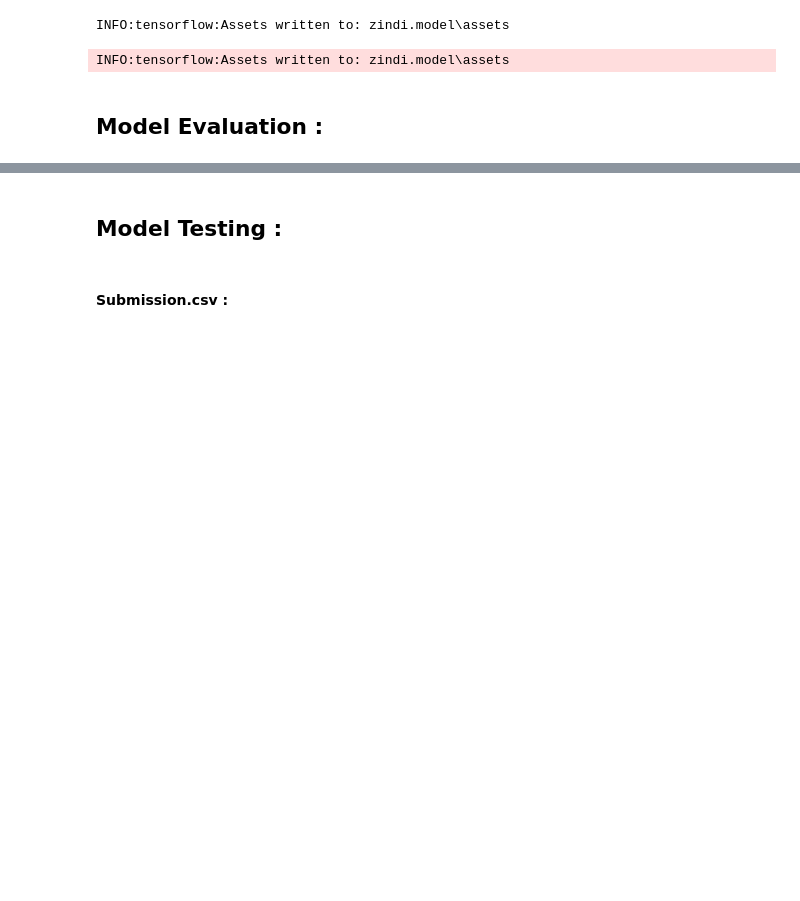
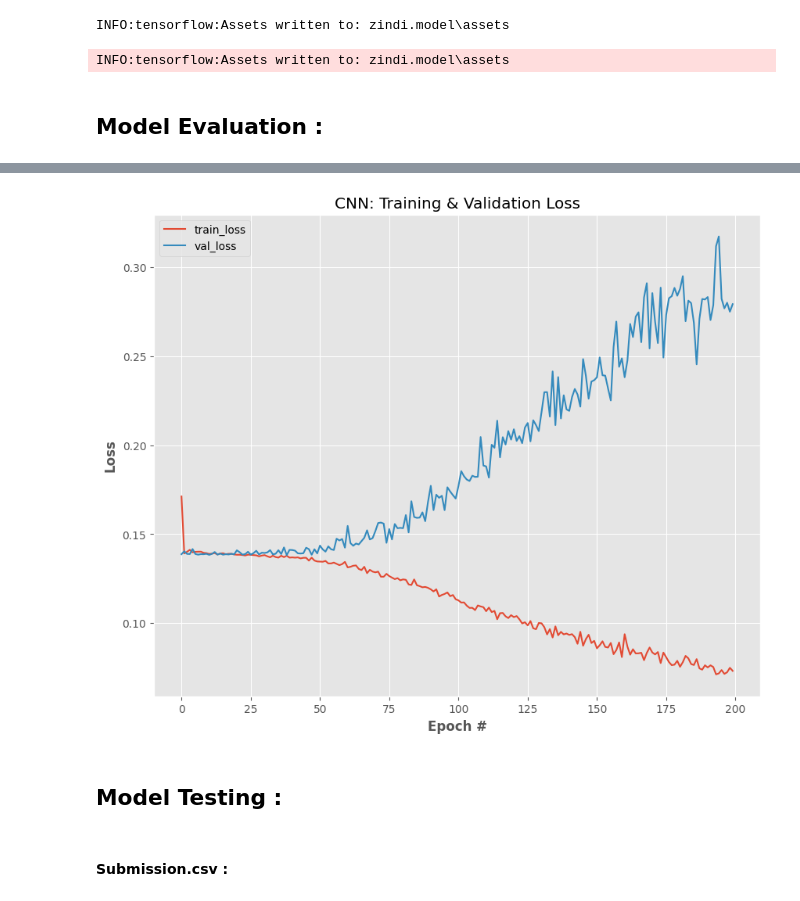
Before and after one commit to mouralisandra/MultilabelingCvCompetition, a Jupyter notebook: ZindiCompetition.ipynb, the cells around one changed output, grey strips where cells are left out. Saved outputs shown, nothing was run; the diff lists cells and outputs as text; code cells hidden in the pictures; blank space fills up the shorter version.

```diff
--- a/ZindiCompetition.ipynb
+++ b/ZindiCompetition.ipynb
@@ -218,14 +219,16 @@ INFO:tensorflow:Assets written to: zindi.model\assets
 # %%
-# N = np.arange(0, 200)
-# plt.style.use("ggplot")
-# plt.figure(figsize = [10,8])
-# plt.plot(N, H.history["loss"], label="train_loss")
-# plt.plot(N, H.history["val_loss"], label="val_loss")
-# plt.title("CNN: Training & Validation Loss")
-# plt.xlabel("Epoch #", weight="bold")
-# plt.ylabel("Loss", weight="bold")
-# plt.legend()
-# plt.show()
+N = np.arange(0, 200)
+plt.style.use("ggplot")
+plt.figure(figsize = [10,8])
+plt.plot(N, H.history["loss"], label="train_loss")
+plt.plot(N, H.history["val_loss"], label="val_loss")
+plt.title("CNN: Training & Validation Loss")
+plt.xlabel("Epoch #", weight="bold")
+plt.ylabel("Loss", weight="bold")
+plt.legend()
+plt.show()
+# %% [output]
+[figure, added]
 # %% [markdown]
 ## Model Testing :
 # %% [markdown]
```
Also changed, not shown: parts of 8 cells of this notebook, 7 other files.
